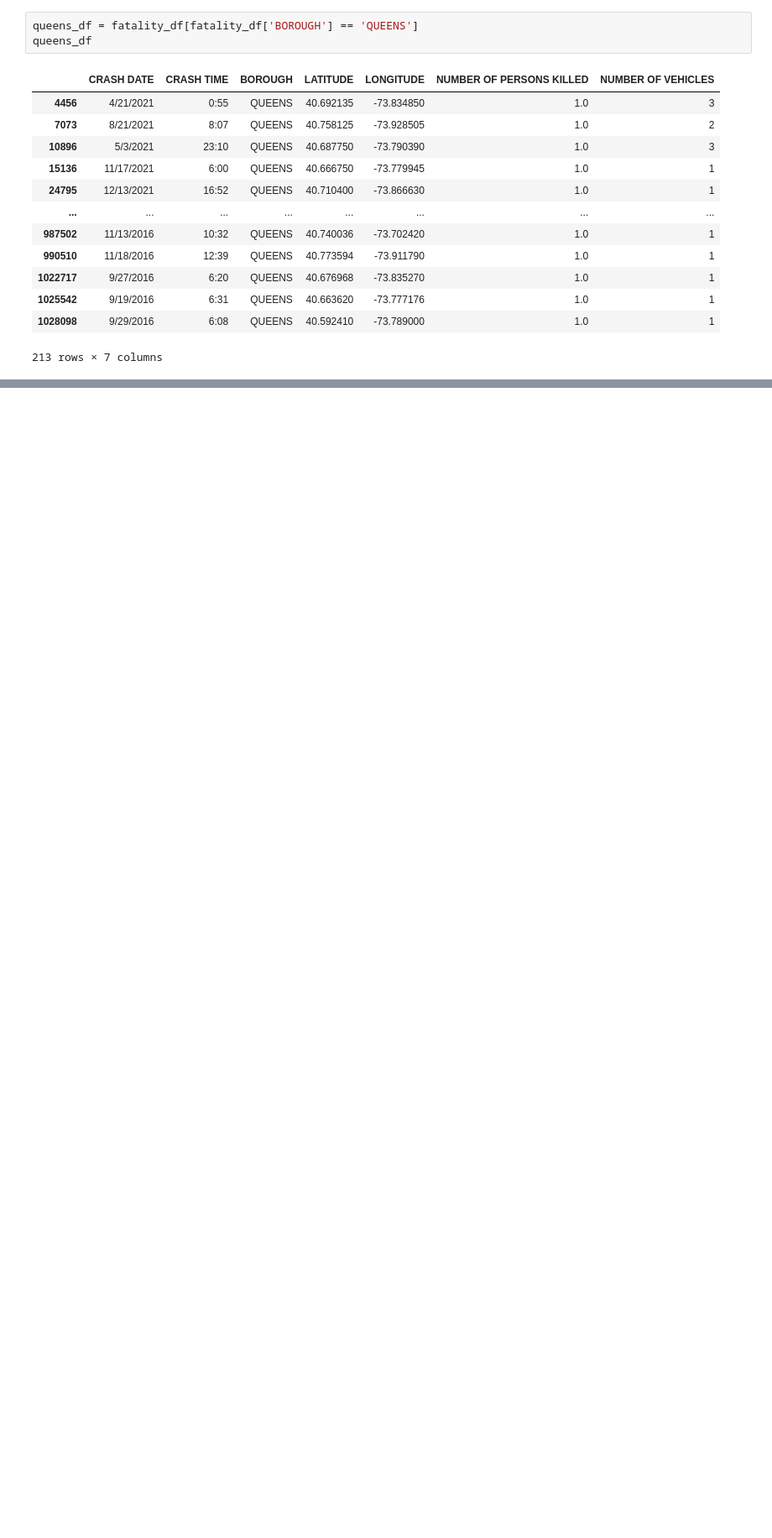
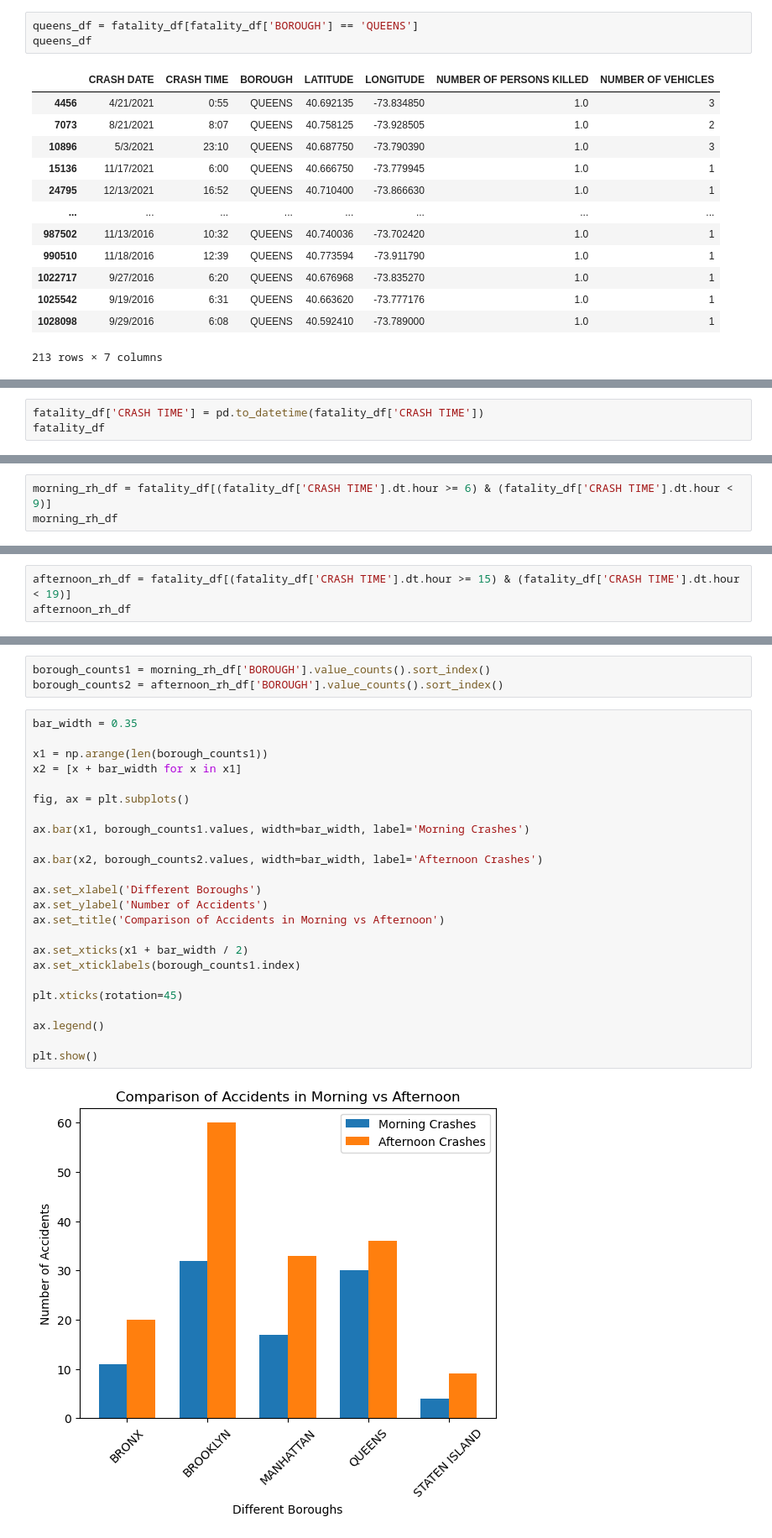
Before and after one commit to azbennett/group_project_1, a Jupyter notebook: crash_data.ipynb, the cells around one changed output, grey strips where cells are left out. Shown: that part at 84% size. Cells and saved outputs as stored; diff of their text form; blank space fills up the shorter version.

```diff
--- a/crash_data.ipynb
+++ b/crash_data.ipynb
@@ -321,0 +455,3 @@ crash_map
+# %%
+fatality_df['CRASH TIME'] = pd.to_datetime(fatality_df['CRASH TIME'])
+fatality_df
@@ -321,0 +472,3 @@ crash_map
+# %%
+morning_rh_df = fatality_df[(fatality_df['CRASH TIME'].dt.hour >= 6) & (fatality_df['CRASH TIME'].dt.hour < 9)]
+morning_rh_df
@@ -321,0 +489,3 @@ crash_map
+# %%
+afternoon_rh_df = fatality_df[(fatality_df['CRASH TIME'].dt.hour >= 15) & (fatality_df['CRASH TIME'].dt.hour < 19)]
+afternoon_rh_df
@@ -321,0 +506,29 @@ crash_map
+# %%
+borough_counts1 = morning_rh_df['BOROUGH'].value_counts().sort_index()
+borough_counts2 = afternoon_rh_df['BOROUGH'].value_counts().sort_index()
+# %%
+bar_width = 0.35
+
+x1 = np.arange(len(borough_counts1))
+x2 = [x + bar_width for x in x1]
+
+fig, ax = plt.subplots()
+
+ax.bar(x1, borough_counts1.values, width=bar_width, label='Morning Crashes')
+
+ax.bar(x2, borough_counts2.values, width=bar_width, label='Afternoon Crashes')
+
+ax.set_xlabel('Different Boroughs')
+ax.set_ylabel('Number of Accidents')
+ax.set_title('Comparison of Accidents in Morning vs Afternoon')
+
+ax.set_xticks(x1 + bar_width / 2)
+ax.set_xticklabels(borough_counts1.index)
+
+plt.xticks(rotation=45)
+
+ax.legend()
+
+plt.show()
+# %% [output]
+[figure, added]
```
Also changed, not shown: parts of 13 cells of this notebook.
